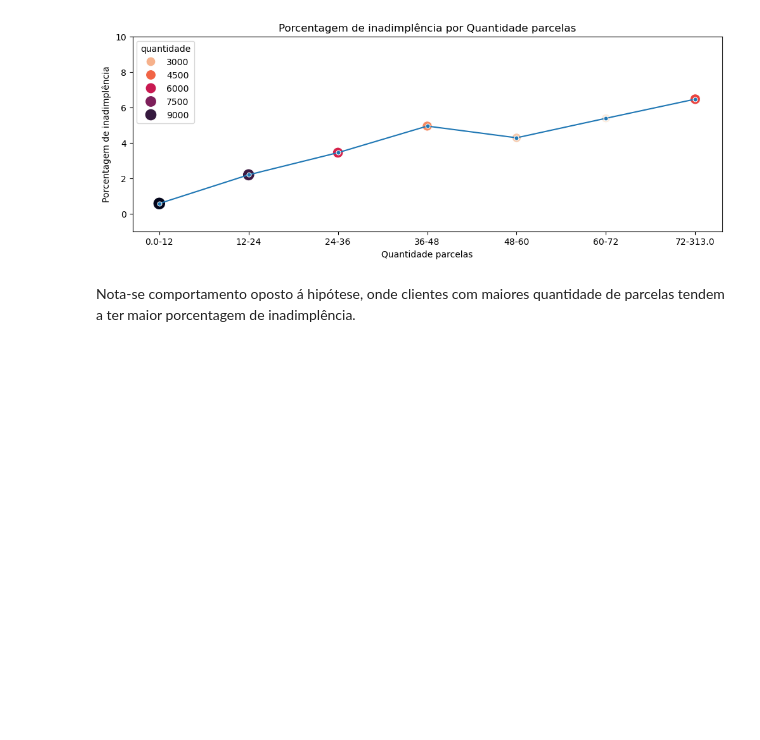
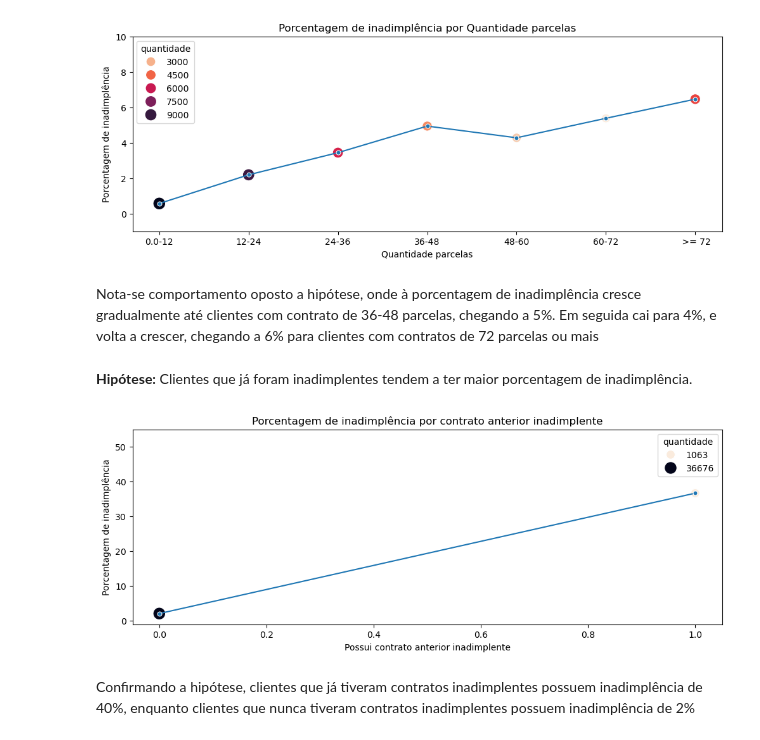
Before and after one commit to Passaret/Case-credito, a Jupyter notebook: case.ipynb, the cells around one changed output. Saved outputs shown, nothing was run; the diff lists cells and outputs as text; code cells hidden in the pictures; blank space fills up the shorter version.

```diff
--- a/case.ipynb
+++ b/case.ipynb
@@ -851,7 +796,7 @@ Observa-se como descrito na hipótese, quanto mais dias atrasado, maior a porcen
 # %%
 # Nova coluna com os bins (quartis da parcela)
 bins = [df_model_final['pct_pago_medio_prev'].min(), 0.25, 0.5, 0.75, 1, df_model_final['pct_pago_medio_prev'].max()]
-labels = [f'{df_model_final['pct_pago_medio_prev'].min()}-0.25', '0.25-0.50', '0.50-0.75', '0.75-1', f'> 1']
+labels = [f'{df_model_final['pct_pago_medio_prev'].min()}-0.25', '0.25-0.50', '0.50-0.75', '0.75-1', f'>= 1']
 
 df_model_final['pct_pago_medio_prev_bins'] = pd.cut(df_model_final['pct_pago_medio_prev'], bins=bins, labels=labels, right=True, include_lowest=True)
 # %%
@@ -901,7 +846,7 @@ Nota-se o comportamento como descrito na hipótese, quanto menor a porcentagem d
 # %%
 # Nova coluna com os bins (anos)
 bins = [df_model_final['qtd_parcelas_prev'].min(), 12, 24, 36, 48, 60, 72, df_model_final['qtd_parcelas_prev'].max()]
-labels = [f'{df_model_final['qtd_parcelas_prev'].min()}-12', '12-24', '24-36', '36-48', '48-60', '60-72', f'72-{df_model_final['qtd_parcelas_prev'].max()}']
+labels = [f'{df_model_final['qtd_parcelas_prev'].min()}-12', '12-24', '24-36', '36-48', '48-60', '60-72', f' >= 72']
 
 df_model_final['qtd_parcelas_prev_bins'] = pd.cut(df_model_final['qtd_parcelas_prev'], bins=bins, labels=labels, right=True, include_lowest=True)
 # %%
@@ -945,4 +890,48 @@ None
 # %% [output]
 [figure]
 # %% [markdown]
-Nota-se comportamento oposto á hipótese, onde clientes com maiores quantidade de parcelas tendem a ter maior porcentagem de inadimplência.
+Nota-se comportamento oposto a hipótese, onde à porcentagem de inadimplência cresce gradualmente até clientes com contrato de 36-48 parcelas, chegando a 5%. Em seguida cai para 4%, e volta a crescer, chegando a 6% para clientes com contratos de 72 parcelas ou mais
+# %% [markdown]
+**Hipótese:** Clientes que já foram inadimplentes tendem a ter maior porcentagem de inadimplência.
+# %%
+ja_inad_inad = (
+    df_model_final.groupby(['over60mob06', 'flag_ja_inadimplente'], observed=False) \
+    .agg(count = pd.NamedAgg(column='flag_ja_inadimplente', aggfunc='count')) \
+    .reset_index() \
+    .pivot(index = 'flag_ja_inadimplente', columns='over60mob06', values= 'count')
+)
+ja_inad_inad.reset_index(inplace=True)
+
+# Criando a coluna de quantidade total de ofertas
+ja_inad_inad['quantidade'] = ja_inad_inad[0] + ja_inad_inad[1]
+
+ja_inad_inad['Inadimplência_%'] = round((ja_inad_inad[1] / (ja_inad_inad[0] + ja_inad_inad[1]) * 100),2)
+
+
+# Gráfico
+plt.figure(figsize=(12,4))
+
+g = sns.lineplot(data =ja_inad_inad, x= 'flag_ja_inadimplente', y = 'Inadimplência_%', marker ='o', markersize = 5)
+
+g1 = sns.scatterplot(
+    data=ja_inad_inad,
+    x='flag_ja_inadimplente',
+    y='Inadimplência_%',
+    size='quantidade',
+    sizes=(100, 200),
+    alpha=1,
+    legend=True,
+    hue = 'quantidade',
+    palette='rocket_r'
+)
+
+# Textos
+plt.title('Porcentagem de inadimplência por contrato anterior inadimplente')
+plt.xlabel('Possui contrato anterior inadimplente')
+plt.ylabel('Porcentagem de inadimplência')
+plt.ylim(-1,55)
+None
+# %% [output]
+[figure, added]
+# %% [markdown]
+Confirmando a hipótese, clientes que já tiveram contratos inadimplentes possuem inadimplência de 40%, enquanto clientes que nunca tiveram contratos inadimplentes possuem inadimplência de 2%
```
Also changed, not shown: parts of 11 cells of this notebook.
